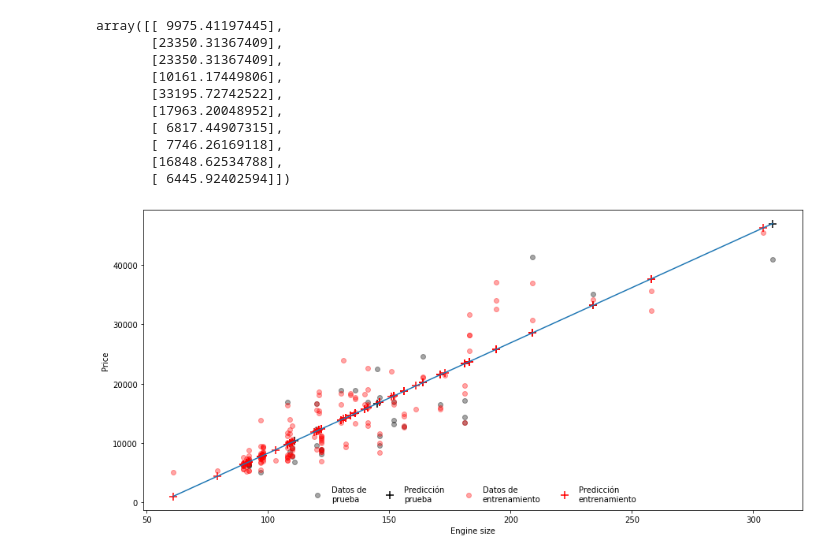
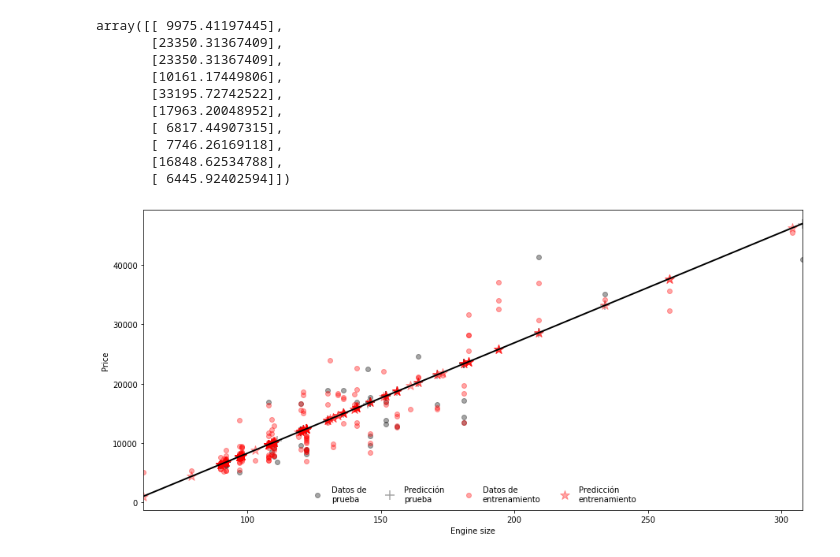
Before and after one commit to hplbrayan/Un-curso-de-Machine-Learning, a Jupyter notebook: 07_ML_Modelos_de_Regresion/N1_Linear_Models.ipynb, the cells around one changed output. Drawn from its saved outputs; the diff is of its cells as text; code cells hidden in the pictures.

```diff
--- a/07_ML_Modelos_de_Regresion/N1_Linear_Models.ipynb
+++ b/07_ML_Modelos_de_Regresion/N1_Linear_Models.ipynb
@@ -176,18 +176,19 @@ array([[ 9975.41197445],
 # %%
 # Representación gráfica de la predicción + datos de prueba
 fig, ax = plt.subplots(figsize=(15, 7))
 
-ax.scatter(X_test,  y_test,      color='black',  label=f'Datos de\nprueba',        marker="o", alpha=0.35)
-ax.scatter(X_test,  y_pred_test, color='black',   label=f'Predicción\nprueba',     marker="+", s=100)
-ax.scatter(X_train, y_train,     color='red',    label=f'Datos de\nentrenamiento', marker="o", alpha=0.35)
-ax.scatter(X_train, y_pred,      color='red', label=f'Predicción\nentrenamiento',  marker="+", s=100)
+ax.scatter(X_test,  y_test,      color='black', label=f'Datos de\nprueba',          marker="o", alpha=0.35)
+ax.scatter(X_test,  y_pred_test, color='black', label=f'Predicción\nprueba',        marker="+", s=150, alpha=0.35)
+ax.scatter(X_train, y_train,     color='red',   label=f'Datos de\nentrenamiento',   marker="o", alpha=0.35)
+ax.scatter(X_train, y_pred,      color='red',   label=f'Predicción\nentrenamiento', marker="*", s=150, alpha=0.35)
 
 x = np.linspace(min(X)[0], max(X)[0], 100)
-ax.plot(x, (linear.coef_[0][0]*x + linear.intercept_[0]) )
+ax.plot(x, (linear.coef_[0][0]*x + linear.intercept_[0]), color="k", linewidth=2)
 
-plt.legend(frameon=False, ncol=4, loc="lower center")
+ax.set_xlim( min((min(X_train),min(X_test))), max((max(X_train),max(X_test))) )
 ax.set_xlabel(r'Engine size')
 ax.set_ylabel(r'Price')
+plt.legend(frameon=False, ncol=4, loc="lower center")
 plt.show()
 # %% [output]
-[figure, old version]
+[figure, new version]
```
Also changed, not shown: parts of 5 cells of this notebook.
